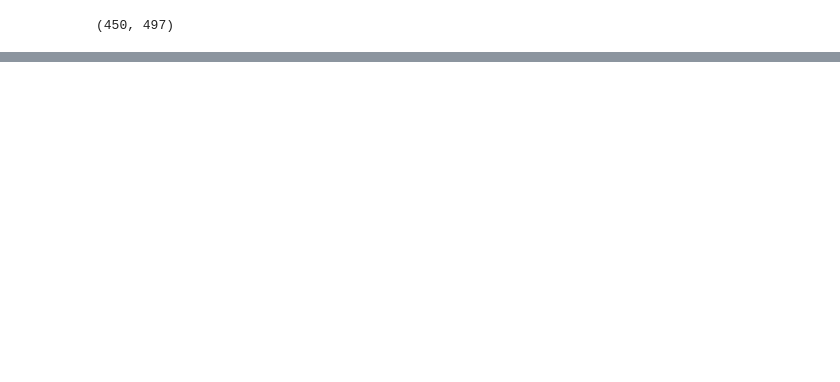
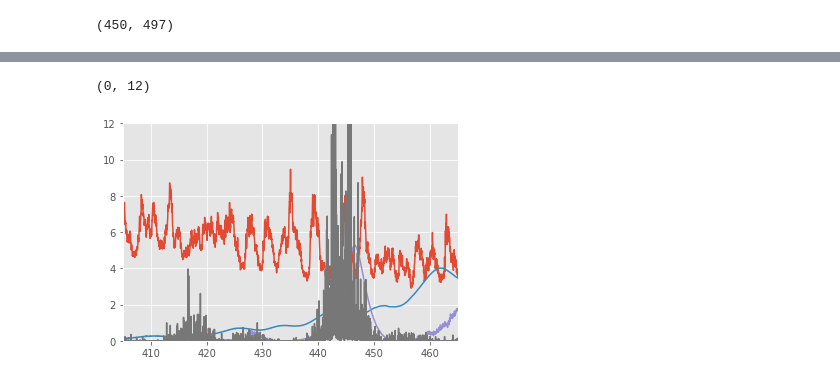
Before and after one commit to cfranken/ESE156, a Jupyter notebook: projects/NO2 start TROPOMI.ipynb, the cells around one changed output, grey strips where cells are left out. Cells and saved outputs as stored; diff of their text form; code cells hidden in the pictures; blank space fills up the shorter version.

```diff
--- a/projects/NO2 start TROPOMI.ipynb
+++ b/projects/NO2 start TROPOMI.ipynb
@@ -46,0 +60,9 @@ wl_spec.shape
+# %%
+from urllib.request import urlopen
+file_o3 = urlopen("ftp://fluo.gps.caltech.edu/XYZT_ESE156/TROPOMI/crossSections/O3_Serdyuchenko(2014)_243K_213-1100nm(2012 version).txt")
+file_no2 = urlopen("ftp://fluo.gps.caltech.edu/XYZT_ESE156/TROPOMI/crossSections/NO2_Vandaele(1998)_220K_238-667nm.txt")
+file_o4 = urlopen("ftp://fluo.gps.caltech.edu/XYZT_ESE156/TROPOMI/crossSections/O4_ThalmanVolkamer(2013)_293K_335.749-600.802nm.txt")
+# %%
+no2 = np.loadtxt(file_no2)
+o4 = np.loadtxt(file_o4)
+o3 = np.loadtxt(file_o3)
@@ -46,0 +105,19 @@ wl_spec.shape
+# %%
+nu_, cs_h2o_1000hPa = absorptionCoefficient_Voigt(SourceTables='h2o', WavenumberRange=[1e7/500,1e7/350],Environment={'p':1,'T':293},WavenumberStep=0.01,WavenumberWing=40)
+# %%
+f = interp1d(1.e7/nu_, cs_h2o_1000hPa)
+wl = np.arange(400,470,0.01)
+cs_h2o = f(wl)
+h2o = np.zeros((len(cs_h2o),2))
+h2o[:,0]=wl_h2o
+h2o[:,1]=cs_h2o
+# %%
+plt.plot(no2[:,0], no2[:,1]*1e19)
+plt.plot(o3[:,0], o3[:,1]*1e22)
+plt.plot(o4[:,0], o4[:,1]*1e47)
+plt.plot(h2o[:,0],h2o[:,1]*1e26)
+plt.xlim((405,465))
+plt.ylim((0,12))
+# %% [output]
+(0, 12)
+[figure, added]
```
Also changed, not shown: parts of 22 cells of this notebook.
